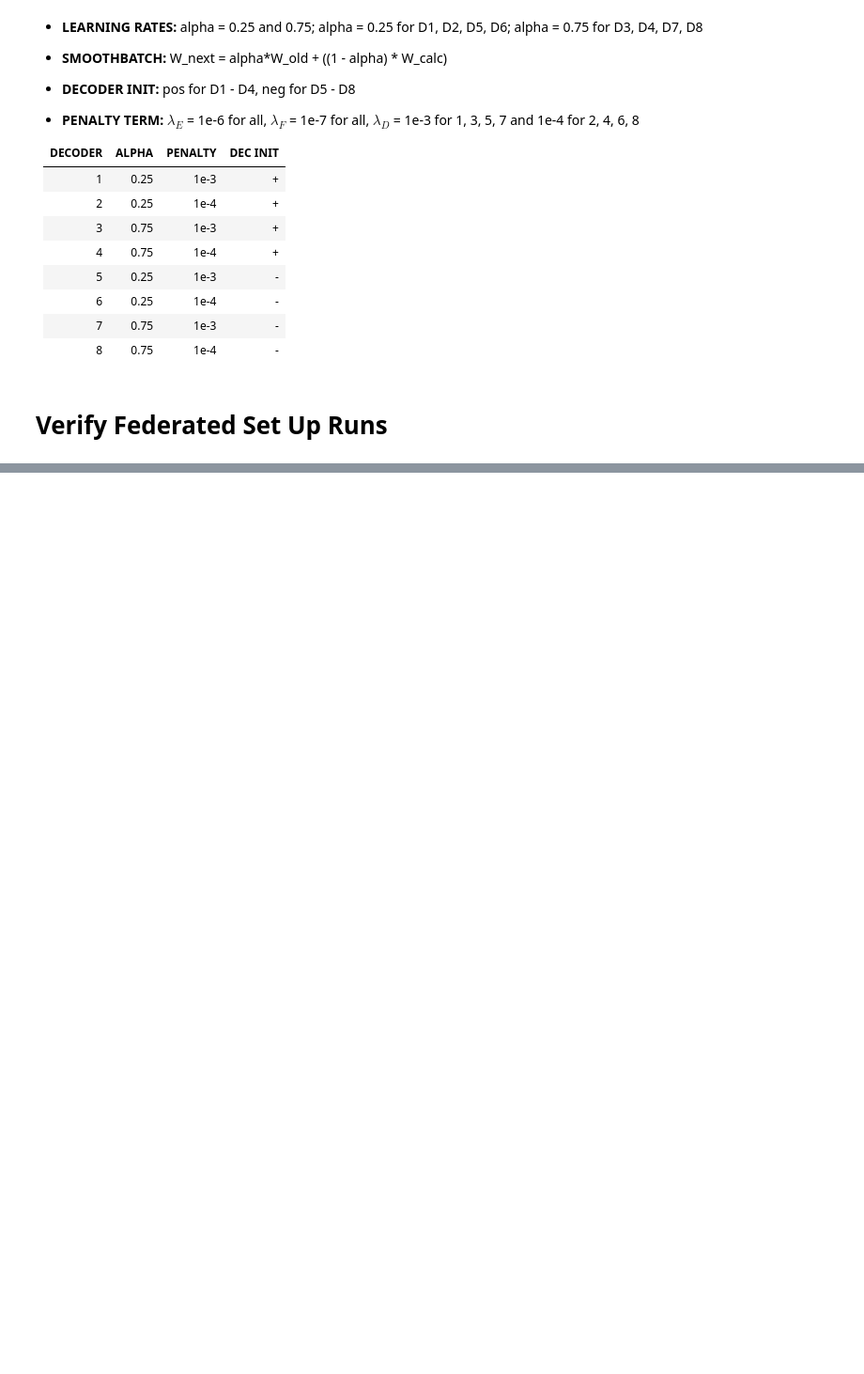
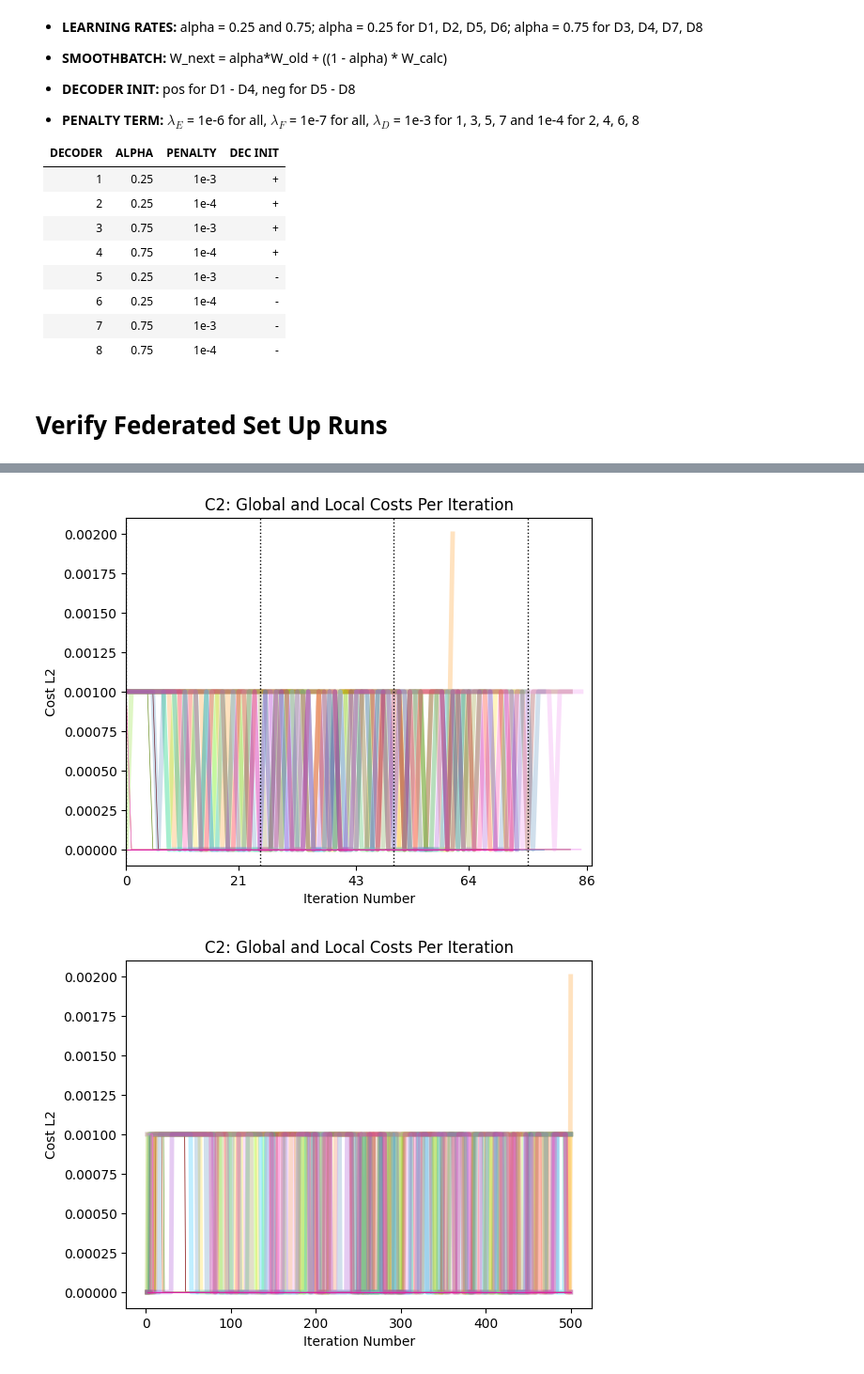
Before and after one commit to kdmalc/personalization-privacy-risk, a Jupyter notebook: 212_FedAvg_AllConditions.ipynb, the cells around one changed output, grey strips where cells are left out. Shown at 94% size. Drawn from its saved outputs; the diff is of its cells as text; code cells hidden in the pictures; blank space fills up the shorter version.

Commit message:
Tested over all conditions

```diff
--- a/212_FedAvg_AllConditions.ipynb
+++ b/212_FedAvg_AllConditions.ipynb
@@ -92,0 +85,15 @@ Client 1: New update after lrt passed: (new update, current global round, curren
+# %%
+my_cond=2
+
+user_c2 = [Client(i, D_0_7, 'EtaScipyMinStep', cond0_training_and_labels_lst[i], 'streaming', condition_number=my_cond, delay_scaling=0) for i in range(14)]
+global_c2 = Server(1, D_0_7, 'FedAvg', user_c2)
+
+for i in range(big_loop_iters):
+    global_c2.execute_FL_loop()
+
+condensed_external_plotting(user_c2, 'local', custom_title=f'C{my_cond}: Global and Local Costs Per Iteration')
+condensed_external_plotting(global_c2, 'global', show_update_change=False, custom_title=f'C{my_cond}: Global and Local Costs Per Iteration')
+condensed_external_plotting(user_c2, 'local', plot_gradient=True, local_error=False, global_error=False, show_update_change=False, custom_title='GRADIENT')
+# %% [output]
+[figure, added]
+[figure, added]
```
Also changed, not shown: parts of 10 cells of this notebook.
